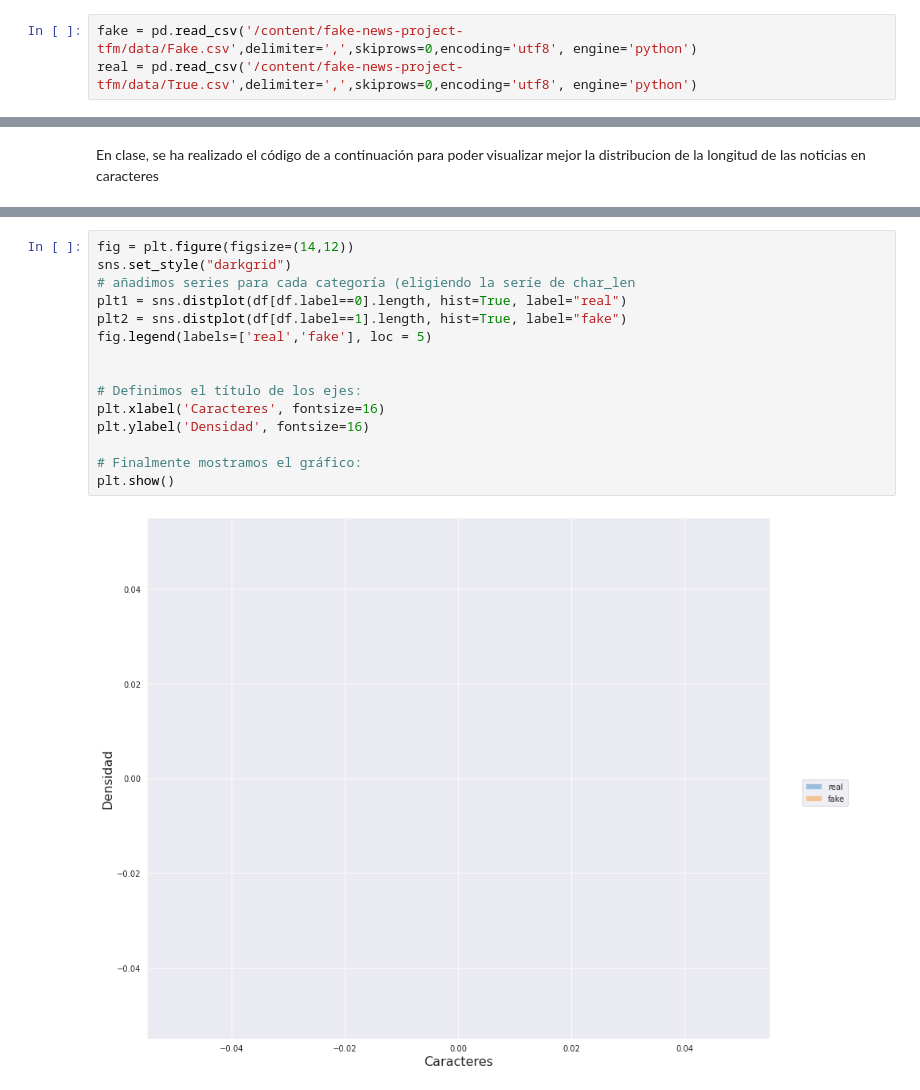
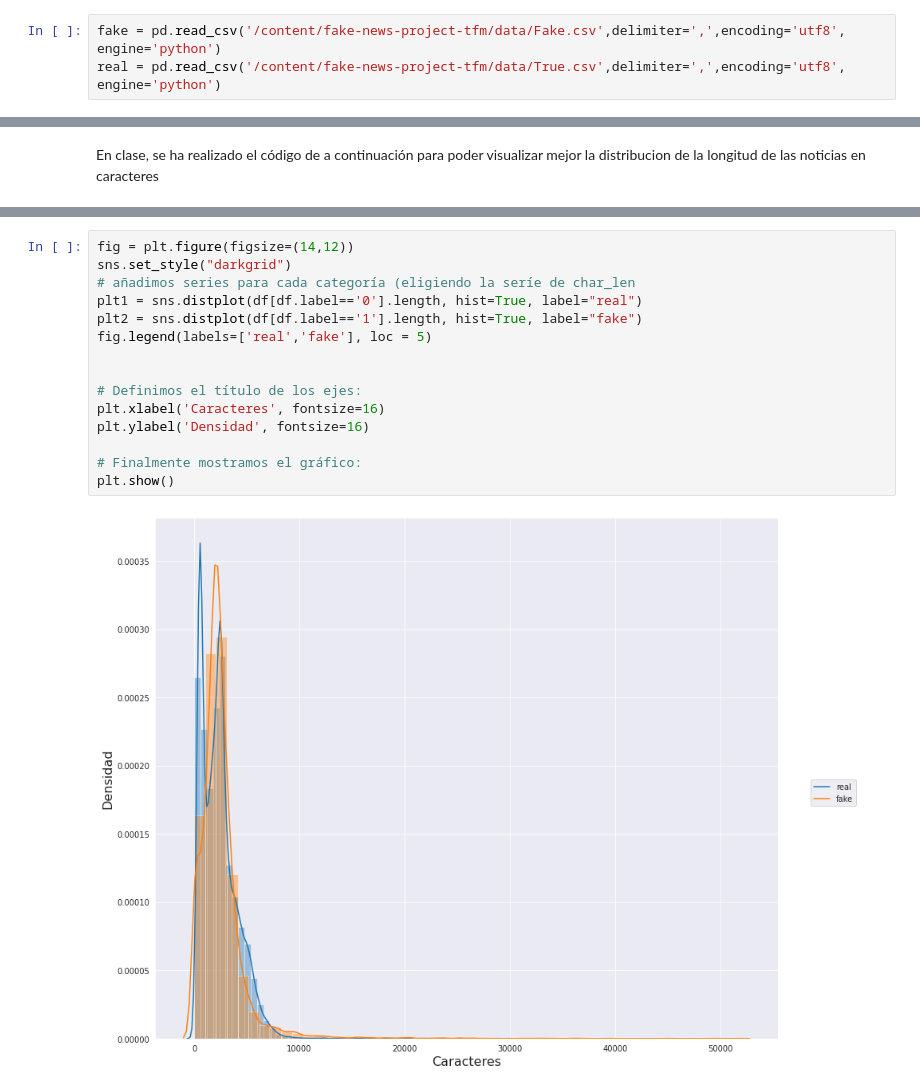
Before and after one commit to esterfb3397/fake-news-project-tfm, a Jupyter notebook: EDA.ipynb, the cells around one changed output, grey strips where cells are left out. Saved outputs shown, nothing was run; the diff lists cells and outputs as text.

```diff
--- a/EDA.ipynb
+++ b/EDA.ipynb
@@ -19,8 +41,8 @@ Sin embargo, la mayoría de los artículos se centran en noticias políticas y m
 # %% [markdown]
 Nos traemos de local los dos dataset
 # %%
-fake = pd.read_csv('/content/fake-news-project-tfm/data/Fake.csv',delimiter=',',skiprows=0,encoding='utf8', engine='python')
-real = pd.read_csv('/content/fake-news-project-tfm/data/True.csv',delimiter=',',skiprows=0,encoding='utf8', engine='python')
+fake = pd.read_csv('/content/fake-news-project-tfm/data/Fake.csv',delimiter=',',encoding='utf8', engine='python')
+real = pd.read_csv('/content/fake-news-project-tfm/data/True.csv',delimiter=',',encoding='utf8', engine='python')
 # %% [markdown]
 Vemos que se han importado correctamente
 # %%
@@ -136,17 +180,17 @@ En clase, se ha realizado el código de a continuación para poder visualizar me
 # %%
 fig = plt.figure(figsize=(14,12))
 sns.set_style("darkgrid")
 # añadimos series para cada categoría (eligiendo la seríe de char_len
-plt1 = sns.distplot(df[df.label==0].length, hist=True, label="real")
-plt2 = sns.distplot(df[df.label==1].length, hist=True, label="fake")
+plt1 = sns.distplot(df[df.label=='0'].length, hist=True, label="real")
+plt2 = sns.distplot(df[df.label=='1'].length, hist=True, label="fake")
 fig.legend(labels=['real','fake'], loc = 5)
 
 
 # Definimos el título de los ejes:
 plt.xlabel('Caracteres', fontsize=16)
 plt.ylabel('Densidad', fontsize=16)
 
 # Finalmente mostramos el gráfico:
 plt.show()
 # %% [output]
-[figure, old version]
+[figure, new version]
```
Also changed, not shown: parts of 12 cells of this notebook.
